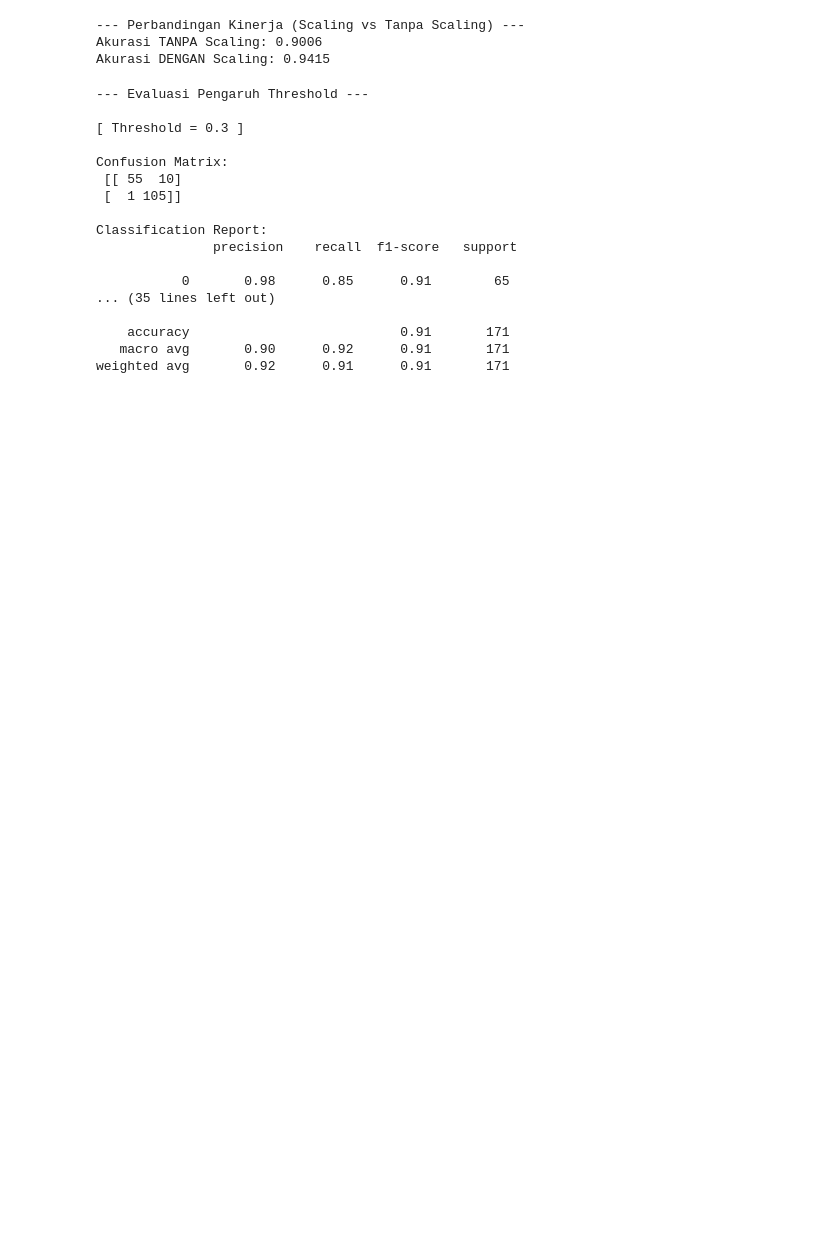
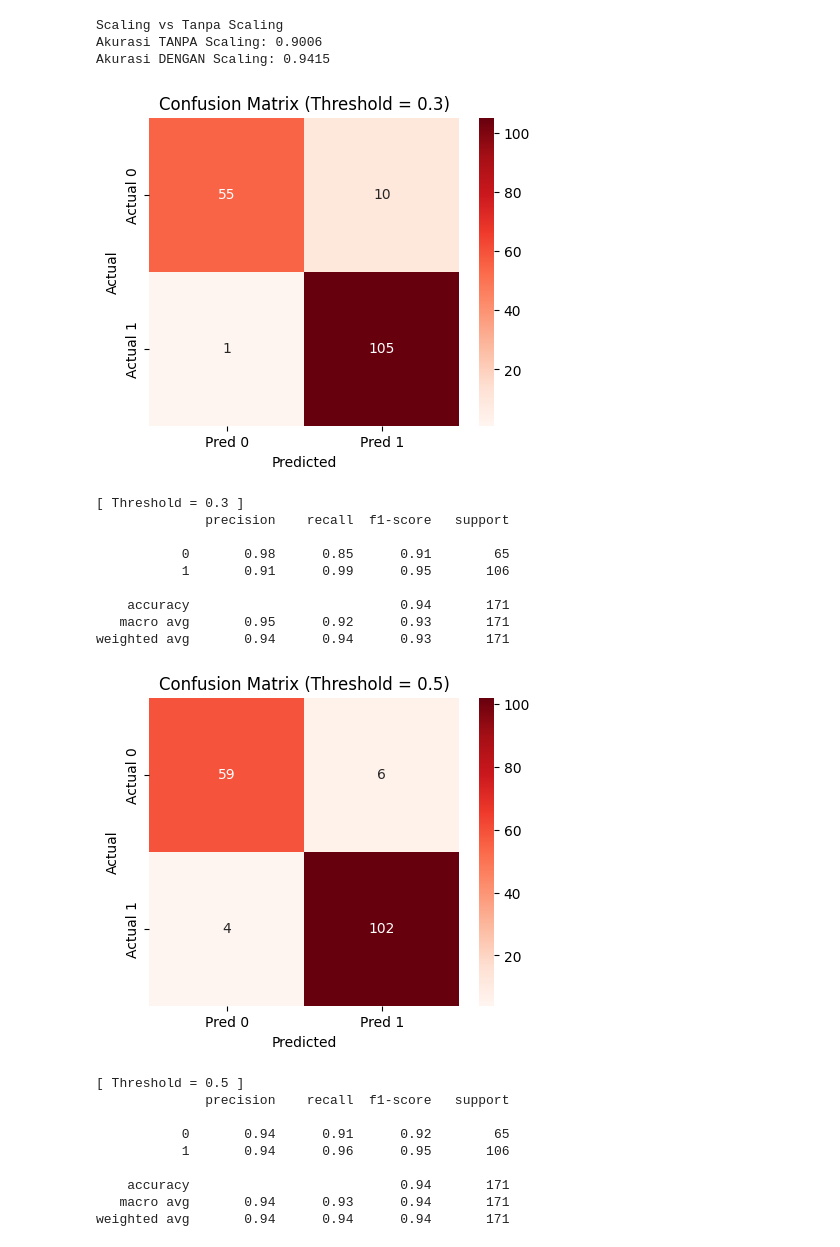
Before and after one commit to teguhsmlnna666/Teguh-Esa-Maulanna_2411532005_ML2526, a Jupyter notebook: Praktikum3/TugasLogisticRegression.ipynb, the cells around one changed output. Cells and saved outputs as stored; diff of their text form; code cells hidden in the pictures; blank space fills up the shorter version.

```diff
--- a/Praktikum3/TugasLogisticRegression.ipynb
+++ b/Praktikum3/TugasLogisticRegression.ipynb
@@ -33,41 +33,57 @@ logreg_scaled.fit(X_train_scaled, y_train)
 y_pred_scaled = logreg_scaled.predict(X_test_scaled)
 acc_scaled = accuracy_score(y_test, y_pred_scaled)
 # %%
-print(f"--- Perbandingan Kinerja (Scaling vs Tanpa Scaling) ---")
+print(f"Scaling vs Tanpa Scaling")
 print(f"Akurasi TANPA Scaling: {acc_unscaled:.4f}")
 print(f"Akurasi DENGAN Scaling: {acc_scaled:.4f}\n")
 # %% [output]
---- Perbandingan Kinerja (Scaling vs Tanpa Scaling) ---
+Scaling vs Tanpa Scaling
 Akurasi TANPA Scaling: 0.9006
 Akurasi DENGAN Scaling: 0.9415
 # %%
 y_pred_proba = logreg_scaled.predict_proba(X_test_scaled)[:, 1]
 # %%
 thresholds = [0.3, 0.5, 0.7]
-# %%
-print("--- Evaluasi Pengaruh Threshold ---")
-for thresh in thresholds:
-    # Mengubah probabilitas menjadi kelas 0 atau 1 berdasarkan threshold
-    y_pred_custom = (y_pred_proba >= thresh).astype(int)
-
-    print(f"\n[ Threshold = {thresh} ]")
-    print("\nConfusion Matrix:\n", confusion_matrix(y_test, y_pred_custom))
-    print("\nClassification Report:\n", classification_report(y_test, y_pred_custom))
-# %% [output]
---- Evaluasi Pengaruh Threshold ---
-
-[ Threshold = 0.3 ]
-
-Confusion Matrix:
- [[ 55  10]
- [  1 105]]
-
-Classification Report:
-               precision    recall  f1-score   support
-
-           0       0.98      0.85      0.91        65
-... (35 lines left out)
-
-    accuracy                           0.91       171
-   macro avg       0.90      0.92      0.91       171
-weighted avg       0.92      0.91      0.91       171
+# %%
+import matplotlib.pyplot as plt
+import seaborn as sns
+from sklearn.metrics import confusion_matrix, classification_report
+
+for thresh in thresholds:
+    y_pred_custom = (y_pred_proba >= thresh).astype(int)
+
+    cm = confusion_matrix(y_test, y_pred_custom)
+
+    plt.figure(figsize=(5,4))
+    sns.heatmap(cm, annot=True, fmt='d', cmap='Reds',
+                xticklabels=['Pred 0','Pred 1'],
+                yticklabels=['Actual 0','Actual 1'])
+
+    plt.title(f'Confusion Matrix (Threshold = {thresh})')
+    plt.xlabel('Predicted')
+    plt.ylabel('Actual')
+    plt.show()
+
+    print(f"\n[ Threshold = {thresh} ]")
+    print(classification_report(y_test, y_pred_custom))
+# %% [output]
+[figure, added]
+[ Threshold = 0.3 ]
+              precision    recall  f1-score   support
+
+           0       0.98      0.85      0.91        65
+           1       0.91      0.99      0.95       106
+
+    accuracy                           0.94       171
+   macro avg       0.95      0.92      0.93       171
+weighted avg       0.94      0.94      0.93       171
+[figure, added]
+[ Threshold = 0.5 ]
+              precision    recall  f1-score   support
+
+           0       0.94      0.91      0.92        65
+           1       0.94      0.96      0.95       106
+
+    accuracy                           0.94       171
+   macro avg       0.94      0.93      0.94       171
+weighted avg       0.94      0.94      0.94       171
```
Also changed, not shown: parts of 1 cell of this notebook.
